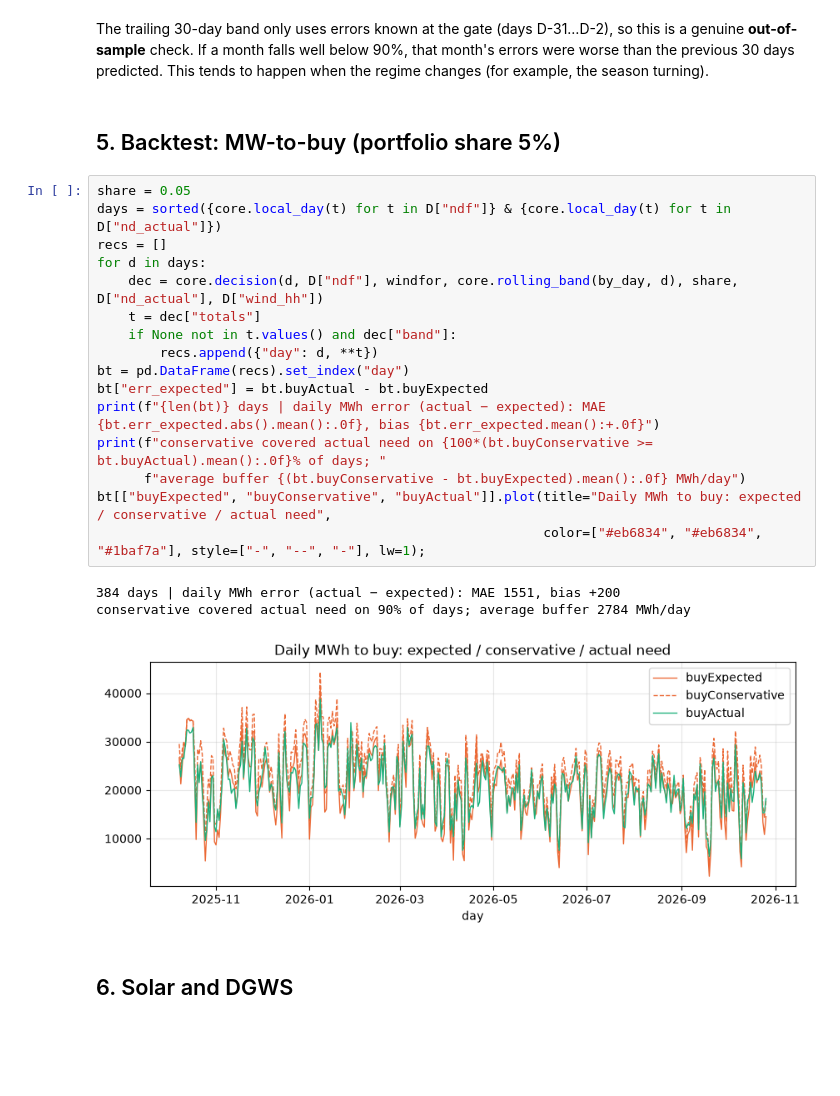
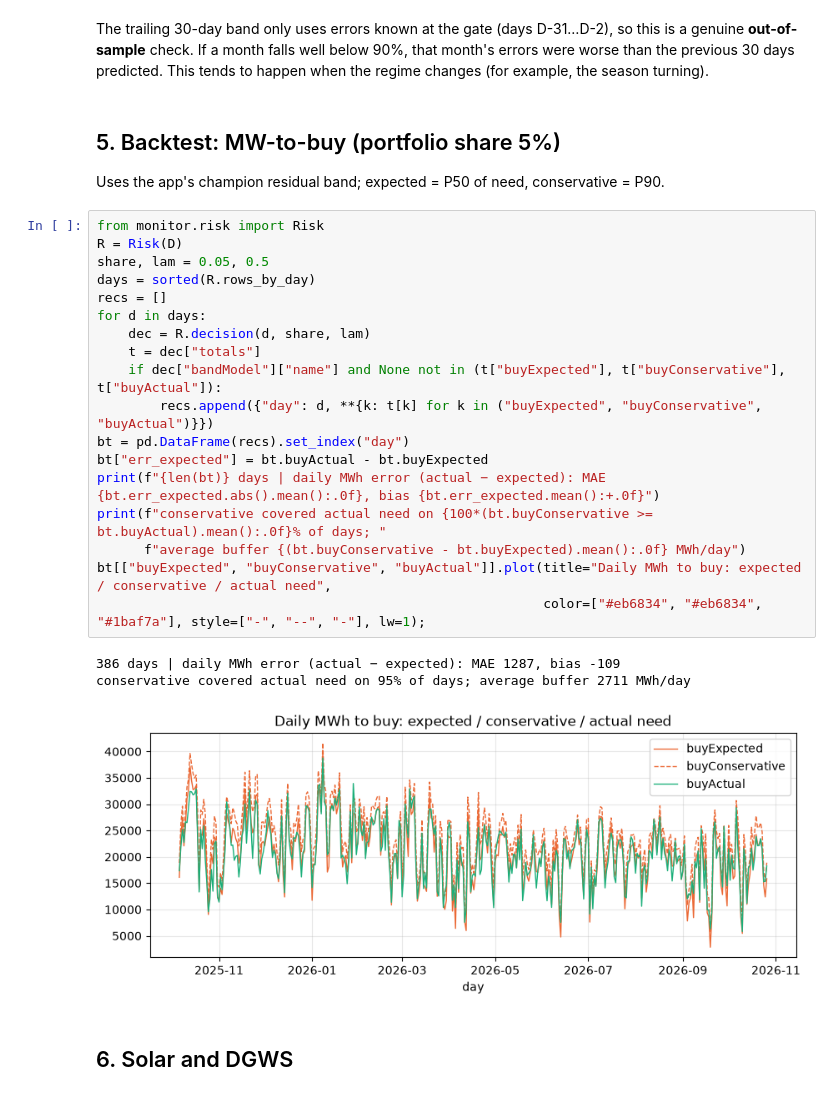
Before and after one commit to arcxx1995/uk-wind-forecast-monitor, a Jupyter notebook: notebooks/analysis.ipynb, the cells around one changed output. Saved outputs shown, nothing was run; the diff lists cells and outputs as text; blank space fills up the shorter version.

```diff
--- a/notebooks/analysis.ipynb
+++ b/notebooks/analysis.ipynb
@@ -150,26 +151,29 @@ overall: 88.4% of hours at or above the conservative P10 line
 The trailing 30-day band only uses errors known at the gate (days D-31…D-2), so this is a genuine **out-of-sample** check. If a month falls well below 90%, that month's errors were worse than the previous 30 days predicted. This tends to happen when the regime changes (for example, the season turning).
 # %% [markdown]
 ## 5. Backtest: MW-to-buy (portfolio share 5%)
+Uses the app's champion residual band; expected = P50 of need, conservative = P90.
 # %%
-share = 0.05
-days = sorted({core.local_day(t) for t in D["ndf"]} & {core.local_day(t) for t in D["nd_actual"]})
+from monitor.risk import Risk
+R = Risk(D)
+share, lam = 0.05, 0.5
+days = sorted(R.rows_by_day)
 recs = []
 for d in days:
-    dec = core.decision(d, D["ndf"], windfor, core.rolling_band(by_day, d), share, D["nd_actual"], D["wind_hh"])
+    dec = R.decision(d, share, lam)
     t = dec["totals"]
-    if None not in t.values() and dec["band"]:
-        recs.append({"day": d, **t})
+    if dec["bandModel"]["name"] and None not in (t["buyExpected"], t["buyConservative"], t["buyActual"]):
+        recs.append({"day": d, **{k: t[k] for k in ("buyExpected", "buyConservative", "buyActual")}})
 bt = pd.DataFrame(recs).set_index("day")
 bt["err_expected"] = bt.buyActual - bt.buyExpected
 print(f"{len(bt)} days | daily MWh error (actual − expected): MAE {bt.err_expected.abs().mean():.0f}, bias {bt.err_expected.mean():+.0f}")
 print(f"conservative covered actual need on {100*(bt.buyConservative >= bt.buyActual).mean():.0f}% of days; "
       f"average buffer {(bt.buyConservative - bt.buyExpected).mean():.0f} MWh/day")
 bt[["buyExpected", "buyConservative", "buyActual"]].plot(title="Daily MWh to buy: expected / conservative / actual need",
                                                          color=["#eb6834", "#eb6834", "#1baf7a"], style=["-", "--", "-"], lw=1);
 # %% [output]
-384 days | daily MWh error (actual − expected): MAE 1551, bias +200
-conservative covered actual need on 90% of days; average buffer 2784 MWh/day
+386 days | daily MWh error (actual − expected): MAE 1287, bias -109
+conservative covered actual need on 95% of days; average buffer 2711 MWh/day
-[figure, old version]
+[figure, new version]
 # %% [markdown]
 ## 6. Solar and DGWS
 # %%
```
Also changed, not shown: parts of 15 cells of this notebook, 54 other files.
